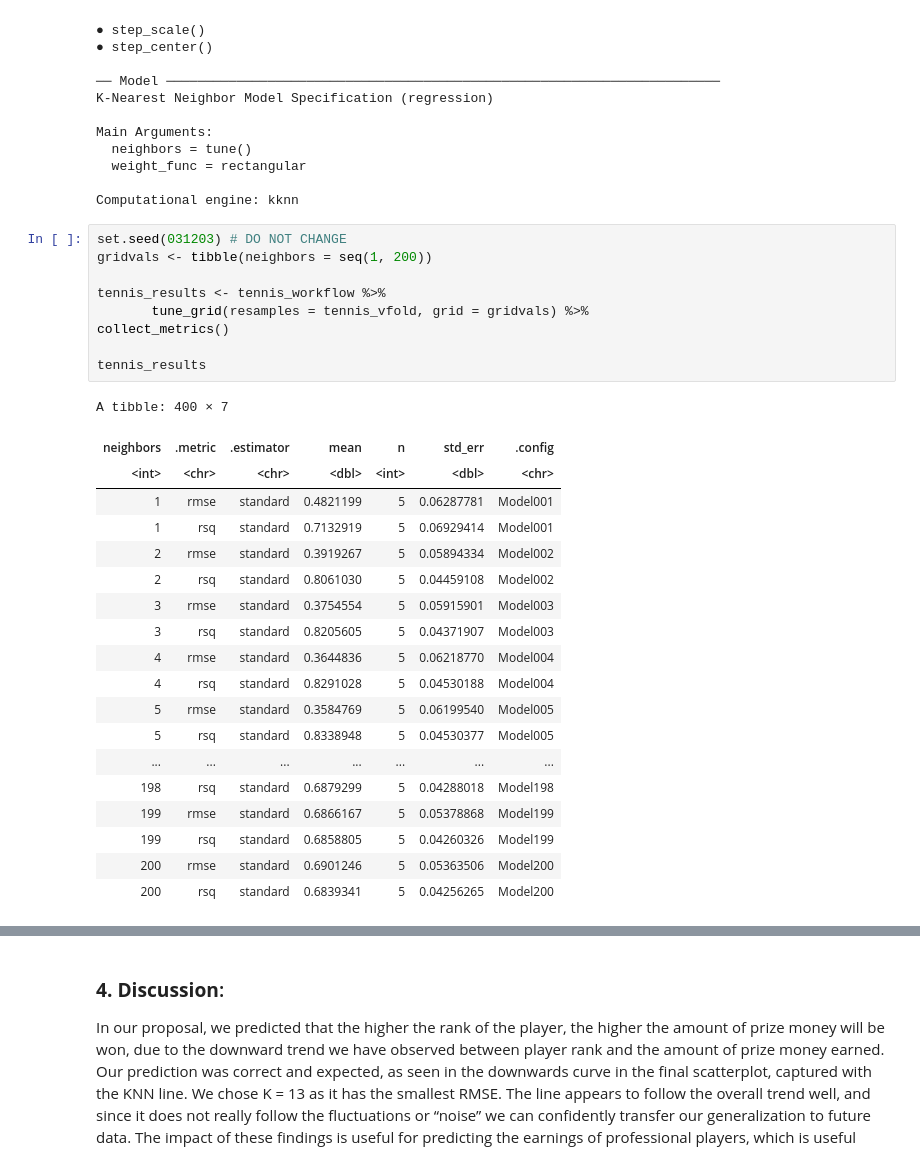
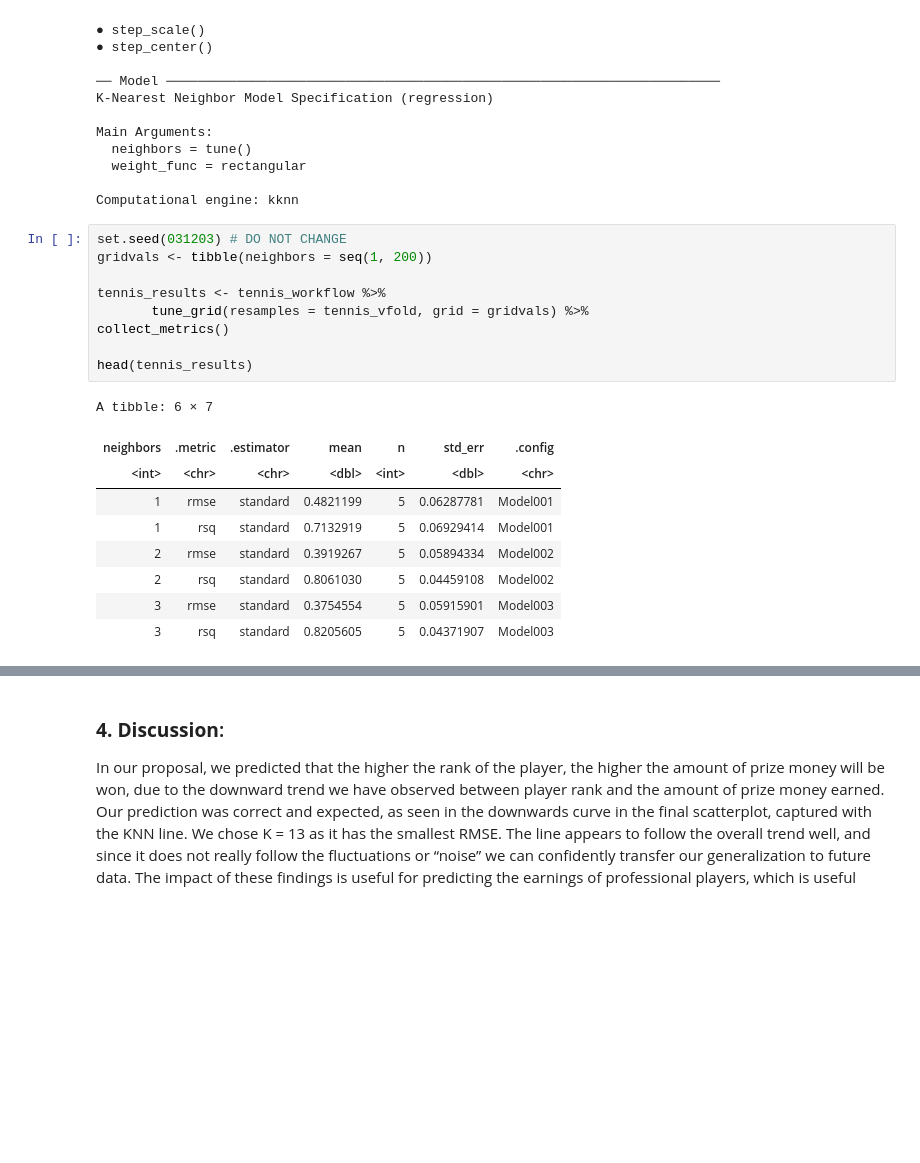
Before and after one commit to vivaanbhandary/DSCI-GroupProject-Tennis, a Jupyter notebook: Group Project/GroupProjectTennis.ipynb, the cells around one changed output, grey strips where cells are left out. Drawn from its saved outputs; the diff is of its cells as text; blank space fills up the shorter version.

```diff
--- a/Group Project/GroupProjectTennis.ipynb
+++ b/Group Project/GroupProjectTennis.ipynb
@@ -173,32 +175,22 @@ Computational engine: kknn
 # %%
 set.seed(031203) # DO NOT CHANGE
 gridvals <- tibble(neighbors = seq(1, 200))
 
 tennis_results <- tennis_workflow %>%
        tune_grid(resamples = tennis_vfold, grid = gridvals) %>%
 collect_metrics()
 
-tennis_results
+head(tennis_results)
 # %% [output]
-A tibble: 400 × 7
+A tibble: 6 × 7
 | neighbors | .metric | .estimator | mean | n | std_err | .config |
 | <int> | <chr> | <chr> | <dbl> | <int> | <dbl> | <chr> |
 | 1 | rmse | standard | 0.4821199 | 5 | 0.06287781 | Model001 |
 | 1 | rsq | standard | 0.7132919 | 5 | 0.06929414 | Model001 |
 | 2 | rmse | standard | 0.3919267 | 5 | 0.05894334 | Model002 |
 | 2 | rsq | standard | 0.8061030 | 5 | 0.04459108 | Model002 |
 | 3 | rmse | standard | 0.3754554 | 5 | 0.05915901 | Model003 |
 | 3 | rsq | standard | 0.8205605 | 5 | 0.04371907 | Model003 |
-| 4 | rmse | standard | 0.3644836 | 5 | 0.06218770 | Model004 |
-| 4 | rsq | standard | 0.8291028 | 5 | 0.04530188 | Model004 |
-| 5 | rmse | standard | 0.3584769 | 5 | 0.06199540 | Model005 |
-| 5 | rsq | standard | 0.8338948 | 5 | 0.04530377 | Model005 |
-| ... | ... | ... | ... | ... | ... | ... |
-| 198 | rsq | standard | 0.6879299 | 5 | 0.04288018 | Model198 |
-| 199 | rmse | standard | 0.6866167 | 5 | 0.05378868 | Model199 |
-| 199 | rsq | standard | 0.6858805 | 5 | 0.04260326 | Model199 |
-| 200 | rmse | standard | 0.6901246 | 5 | 0.05363506 | Model200 |
-| 200 | rsq | standard | 0.6839341 | 5 | 0.04256265 | Model200 |
 # %%
 tennis_min <- tennis_results %>%
     filter(.metric == "rmse") %>%
```
Also changed, not shown: parts of 6 cells of this notebook.
